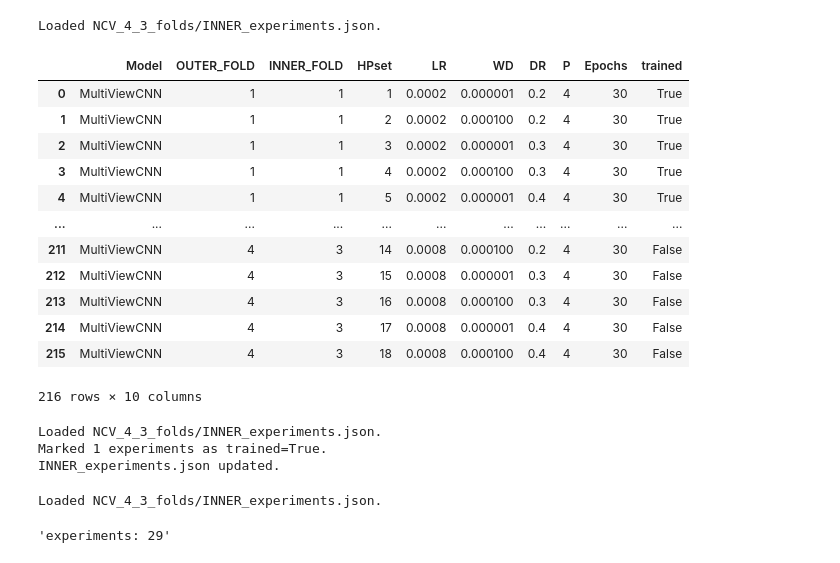
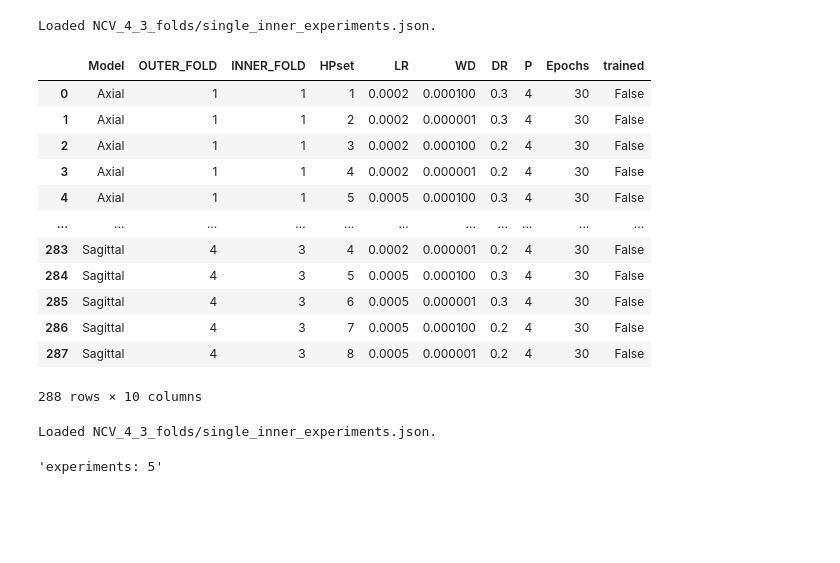
Before and after one commit to AbbaraS/MScDissertation, a Jupyter notebook: Suleima/INNER_CV.ipynb, the cells around one changed output. Cells and saved outputs as stored; diff of their text form; code cells hidden in the pictures; blank space fills up the shorter version.

```diff
--- a/Suleima/INNER_CV.ipynb
+++ b/Suleima/INNER_CV.ipynb
@@ -115,61 +142,37 @@ with open("NCV_4_3_folds/INNER_experiments.json", "w") as f:
 # %%
-INNER_CV_parameters = load_from_json("NCV_4_3_folds/INNER_experiments.json")
+INNER_CV_parameters = load_from_json("NCV_4_3_folds/single_inner_experiments.json")
 df = pd.DataFrame(INNER_CV_parameters)
-df.to_csv("NCV/INNER_experiments.csv", index=False)
+#df.to_csv("NCV/single_inner_experiments.csv", index=False)
 df
 # %% [output]
-Loaded NCV_4_3_folds/INNER_experiments.json.
+Loaded NCV_4_3_folds/single_inner_experiments.json.
 |  | Model | OUTER_FOLD | INNER_FOLD | HPset | LR | WD | DR | P | Epochs | trained |
-| 0 | MultiViewCNN | 1 | 1 | 1 | 0.0002 | 0.000001 | 0.2 | 4 | 30 | True |
-| 1 | MultiViewCNN | 1 | 1 | 2 | 0.0002 | 0.000100 | 0.2 | 4 | 30 | True |
-| 2 | MultiViewCNN | 1 | 1 | 3 | 0.0002 | 0.000001 | 0.3 | 4 | 30 | True |
-| 3 | MultiViewCNN | 1 | 1 | 4 | 0.0002 | 0.000100 | 0.3 | 4 | 30 | True |
-| 4 | MultiViewCNN | 1 | 1 | 5 | 0.0002 | 0.000001 | 0.4 | 4 | 30 | True |
+| 0 | Axial | 1 | 1 | 1 | 0.0002 | 0.000100 | 0.3 | 4 | 30 | False |
+| 1 | Axial | 1 | 1 | 2 | 0.0002 | 0.000001 | 0.3 | 4 | 30 | False |
+| 2 | Axial | 1 | 1 | 3 | 0.0002 | 0.000100 | 0.2 | 4 | 30 | False |
+| 3 | Axial | 1 | 1 | 4 | 0.0002 | 0.000001 | 0.2 | 4 | 30 | False |
+| 4 | Axial | 1 | 1 | 5 | 0.0005 | 0.000100 | 0.3 | 4 | 30 | False |
 | ... | ... | ... | ... | ... | ... | ... | ... | ... | ... | ... |
-| 211 | MultiViewCNN | 4 | 3 | 14 | 0.0008 | 0.000100 | 0.2 | 4 | 30 | False |
-| 212 | MultiViewCNN | 4 | 3 | 15 | 0.0008 | 0.000001 | 0.3 | 4 | 30 | False |
-| 213 | MultiViewCNN | 4 | 3 | 16 | 0.0008 | 0.000100 | 0.3 | 4 | 30 | False |
-| 214 | MultiViewCNN | 4 | 3 | 17 | 0.0008 | 0.000001 | 0.4 | 4 | 30 | False |
-| 215 | MultiViewCNN | 4 | 3 | 18 | 0.0008 | 0.000100 | 0.4 | 4 | 30 | False |
+| 283 | Sagittal | 4 | 3 | 4 | 0.0002 | 0.000001 | 0.2 | 4 | 30 | False |
+| 284 | Sagittal | 4 | 3 | 5 | 0.0005 | 0.000100 | 0.3 | 4 | 30 | False |
+| 285 | Sagittal | 4 | 3 | 6 | 0.0005 | 0.000001 | 0.3 | 4 | 30 | False |
+| 286 | Sagittal | 4 | 3 | 7 | 0.0005 | 0.000100 | 0.2 | 4 | 30 | False |
+| 287 | Sagittal | 4 | 3 | 8 | 0.0005 | 0.000001 | 0.2 | 4 | 30 | False |
-216 rows × 10 columns
+288 rows × 10 columns
-# %%
-INNER_CV_parameters = load_from_json("NCV_4_3_folds/INNER_experiments.json")
-def is_completed(exp):
-    return (
-        exp.get("Model") == "MultiViewCNN"
-        and exp.get("OUTER_FOLD") == 1
-        and exp.get("INNER_FOLD") == 2
-        and exp.get("HPset") in {8}
-    )
-
-updated = 0
-for exp in INNER_CV_parameters:
-    if is_completed(exp):
-        exp["trained"] = True          # normalize to lowercase
-        updated += 1
-print(f"Marked {updated} experiments as trained=True.")
-
-with open("NCV_4_3_folds/INNER_experiments.json", "w") as f:
-    json.dump(INNER_CV_parameters, f, indent=2)
-print("INNER_experiments.json updated.")
-# %% [output]
-Loaded NCV_4_3_folds/INNER_experiments.json.
-Marked 1 experiments as trained=True.
-INNER_experiments.json updated.
 # %%
 
-INNER_CV_parameters = load_from_json("NCV_4_3_folds/INNER_experiments.json")
+INNER_CV_parameters = load_from_json("NCV_4_3_folds/single_inner_experiments.json")
 filtered = [
 	exp for exp in INNER_CV_parameters
-	if exp["Model"] == "MultiViewCNN"
-	and exp["OUTER_FOLD"] == 1       # 2, 3, 4
-	#and exp["INNER_FOLD"] == 1       # 2, 3, 4
-	#and exp["HPset"] == 1
+	if exp["Model"] == "Sagittal"       # Sagittal, Coronal
+	#and exp["OUTER_FOLD"] == 1       # 2, 3, 4
+	#and exp["INNER_FOLD"] == 1       # 2, 3,
+	and exp["HPset"] == 1
 	and exp["trained"] == False
 ]
 f"experiments: {len(filtered)}"
 # %% [output]
-Loaded NCV_4_3_folds/INNER_experiments.json.
+Loaded NCV_4_3_folds/single_inner_experiments.json.
-'experiments: 29'
+'experiments: 5'
 # %%
 from torch.optim.lr_scheduler import ReduceLROnPlateau
```
Also changed, not shown: parts of 13 cells of this notebook, 37 other files.
